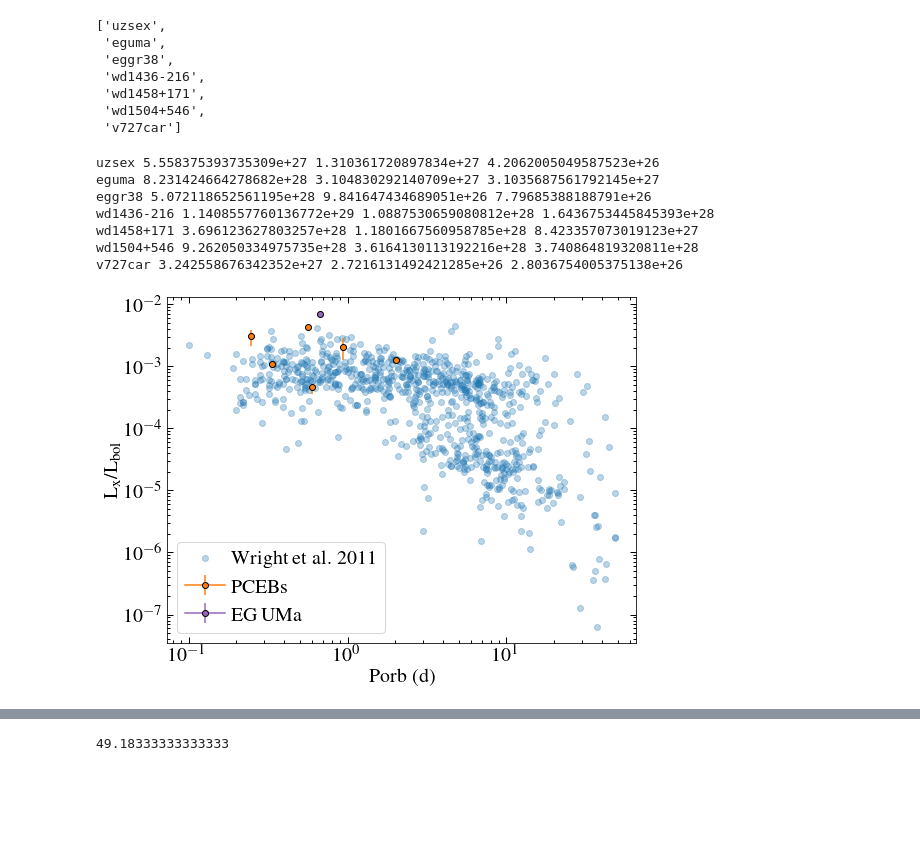
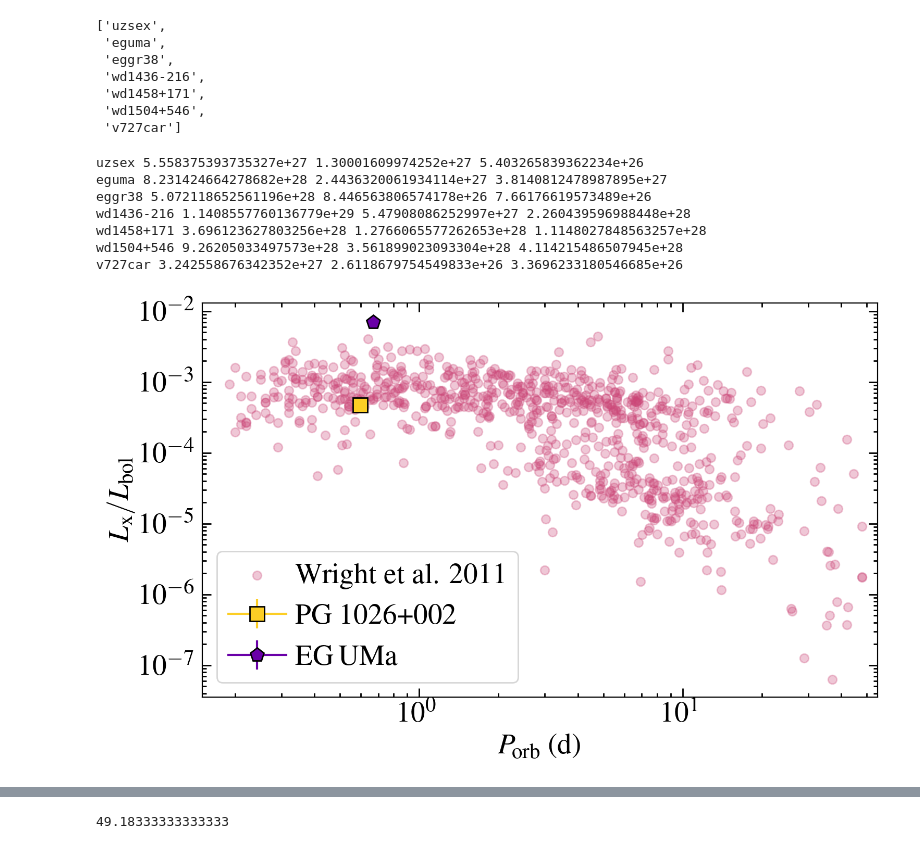
Before and after one commit to davidjwilson/pceb, a Jupyter notebook: xmm/all/all_xspec.ipynb, the cells around one changed output, grey strips where cells are left out. Drawn from its saved outputs; the diff is of its cells as text; code cells hidden in the pictures; blank space fills up the shorter version.

```diff
--- a/xmm/all/all_xspec.ipynb
+++ b/xmm/all/all_xspec.ipynb
@@ -328,7 +328,8 @@ path = '/media/david/2tb_ext_hd/hddata/carmenes_binary/xraycat/'
 xraycat = fits.open('{}J_ApJ_743_48_catalog.dat.fits'.format(path))
 xraydata = xraycat[1].data
 # %%
-plt.figure(figsize=(8,6))
+fig, ax = plt.subplots(figsize=(8,5))
+# plt.figure(figsize=(8,5))
 # -12.1730
 # print(np.log10(fluxes))
 
@@ -337,50 +338,55 @@ lxes = []
 
 for i, star in enumerate(stars):
     fx, fxel, fxeu = fluxes[i]*u.erg/u.cm**2/u.s, fluxes_el[i]*u.erg/u.cm**2/u.s, fluxes_eu[i]*u.erg/u.cm**2/u.s
     d = dstar[i]*u.pc
     p = prot[i]*u.d
     lstar = (10**lstars[i])*u.Lsun
     lx = (4*np.pi)*(fx*(d.to(u.cm))**2).to(u.Lsun) #0.797 conversion factor from Wright+11
     lxs.append(lx)
     lxes.append(np.array(lx*[fxel/fx, fxeu/fx]))
     lx_star = lx/lstar
     # print(lx_star)
     print(star, lx.to(u.erg/u.s).value, (lx*(fxel/fx)).to(u.erg/u.s).value, (lx*(fxeu/fx)).to(u.erg/u.s).value)
     lx_star_err =  np.array(lx_star*[fxel/fx, fxeu/fx])
     # print(lx_star_err)
     if star == 'eguma':
-        plt.errorbar(p, lx_star, yerr= [[lx_star_err[0]],[lx_star_err[1]]], marker='o', c='C4', markeredgecolor='k', label='EG\,UMa')
-    else:
-        plt.errorbar(p, lx_star, yerr= [[lx_star_err[0]],[lx_star_err[1]]], marker='o', c='C1', markeredgecolor='k', label='PCEBs')
-#     if star == 'eguma':
+        plt.errorbar(p, lx_star, yerr= [[lx_star_err[0]],[lx_star_err[1]]], marker='p', c=plt.cm.plasma(0.2), markeredgecolor='k', label='EG\,UMa', markersize=10)
+    elif star == 'uzsex':
+        plt.errorbar(p, lx_star, yerr= [[lx_star_err[0]],[lx_star_err[1]]], marker='s', c=plt.cm.plasma(0.9), markeredgecolor='k', label='PG 1026+002',  markersize=10)
+#     else:
+#         plt.errorbar(p, lx_star, yerr= [[lx_star_err[0]],[lx_star_err[1]]], marker='o', c='C1', markeredgecolor='k', label='PCEBs')
+# #     if star == 'eguma':
 #         fx = (10**-12.1730)*u.erg/u.cm**2/u.s
 #         lx = (fx*(d.to(u.cm))**2).to(u.Lsun)
 #         lx_star = lx/lstar
 #         plt.errorbar(p, lx_star, yerr= [[lx_star_err[0]],[lx_star_err[1]]], marker='o', c='C2', markeredgecolor='k')
 
 
-plt.scatter(xraydata['Prot'], 10**xraydata['Lx/bol'], marker='o', alpha=0.3, label='Wright et al. 2011')
+plt.scatter(xraydata['Prot'], 10**xraydata['Lx/bol'], marker='o', alpha=0.3, label='Wright et al. 2011', color=plt.cm.plasma(0.5))
 plt.xscale('log')
 plt.yscale('log')
 handles, labels = plt.gca().get_legend_handles_labels()
 by_label = dict(zip(labels, handles))
 plt.legend(by_label.values(), by_label.keys(), frameon=True)
 
+ax.set_xlim(0.15, 55)
+
 # plt.legend()
-plt.xlabel('Porb (d)')
-plt.ylabel('L$_{\mathrm{x}}$/L$_{\mathrm{bol}}$')
+plt.xlabel('$P_{\mathrm{orb}}$ (d)')
+plt.ylabel('$L_{\mathrm{x}}/L_{\mathrm{bol}}$')
 plt.tight_layout()
-plt.savefig('../plots/eg_uma_Lx_prot.png', facecolor='w')
-plt.savefig('../plots/eg_uma_Lx_prot.pdf', facecolor='w')
+# plt.savefig('../plots/eg_uma_Lx_prot.png', facecolor='w')
+# plt.savefig('../plots/eg_uma_Lx_prot.pdf', facecolor='w')
+fig.savefig('../../eg_uma/swift_prop/plots/lx_prot.pdf')
 # %% [output]
-uzsex 5.558375393735309e+27 1.310361720897834e+27 4.2062005049587523e+26
-eguma 8.231424664278682e+28 3.104830292140709e+27 3.1035687561792145e+27
-eggr38 5.072118652561195e+28 9.841647434689051e+26 7.79685388188791e+26
-wd1436-216 1.1408557760136772e+29 1.0887530659080812e+28 1.6436753445845393e+28
-wd1458+171 3.696123627803257e+28 1.1801667560958785e+28 8.423357073019123e+27
-wd1504+546 9.262050334975735e+28 3.6164130113192216e+28 3.740864819320811e+28
-v727car 3.242558676342352e+27 2.7216131492421285e+26 2.8036754005375138e+26
+uzsex 5.558375393735327e+27 1.30001609974252e+27 5.403265839362234e+26
+eguma 8.231424664278682e+28 2.4436320061934114e+27 3.8140812478987895e+27
+eggr38 5.072118652561196e+28 8.446563806574178e+26 7.66176619573489e+26
+wd1436-216 1.1408557760136779e+29 5.47908086252997e+27 2.260439596988448e+28
+wd1458+171 3.696123627803256e+28 1.2766065577262653e+28 1.1148027848563257e+28
+wd1504+546 9.26205033497573e+28 3.561899023093304e+28 4.114215486507945e+28
+v727car 3.242558676342352e+27 2.6118679754549833e+26 3.3696233180546685e+26
-[figure, old version]
+[figure, new version]
 # %%
 plt.figure(figsize=(16,6))
 # -12.1730
```
Also changed, not shown: parts of 7 cells of this notebook, 53 other files.
